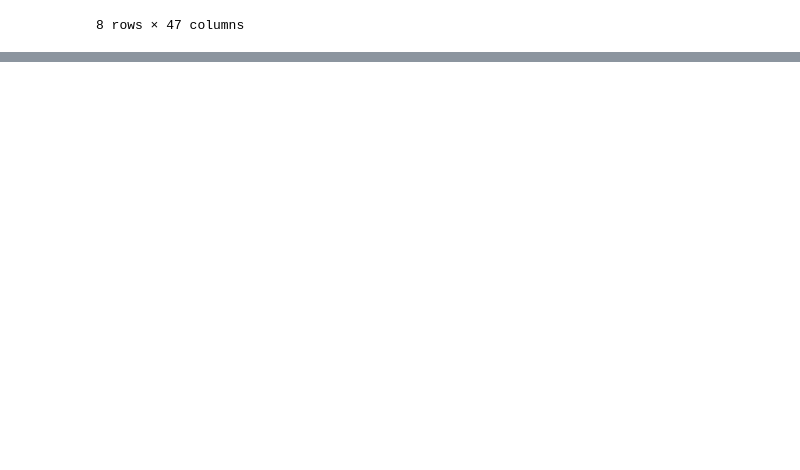
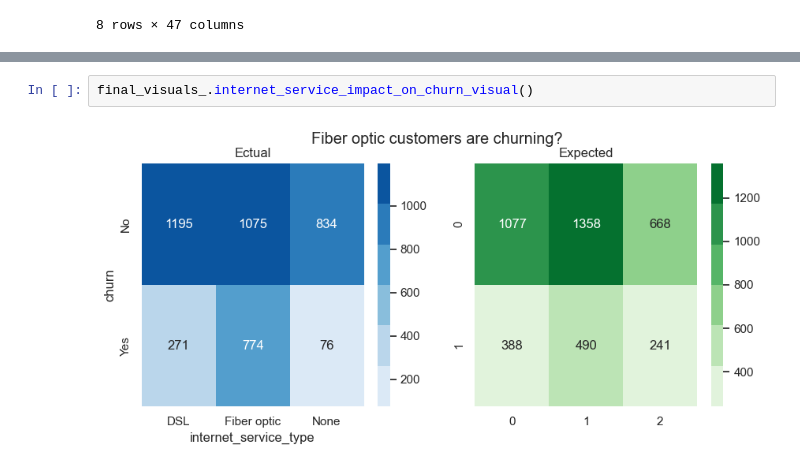
Before and after one commit to MigashaneVictoire/telco_churn_classification_project, a Jupyter notebook: final_project_report.ipynb, the cells around one changed output, grey strips where cells are left out. Cells and saved outputs as stored; diff of their text form; blank space fills up the shorter version.

```diff
--- a/final_project_report.ipynb
+++ b/final_project_report.ipynb
@@ -132,0 +125,4 @@ Here I will use hitograms, kernel density plot and boxplot to my continuous and
+# %%
+final_visuals_.internet_service_impact_on_churn_visual()
+# %% [output]
+[figure, added]
```
Also changed, not shown: parts of 21 cells of this notebook, 6 other files.
